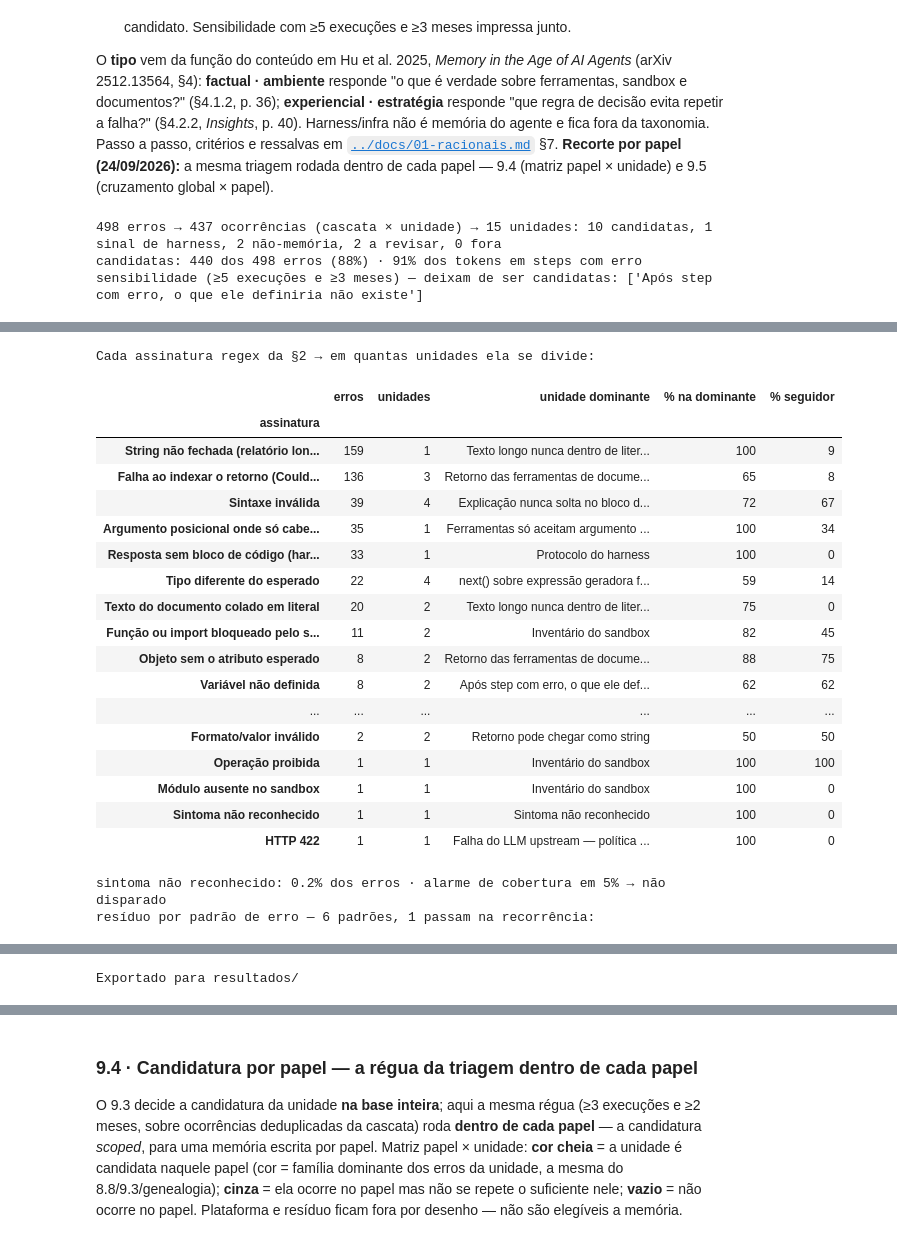
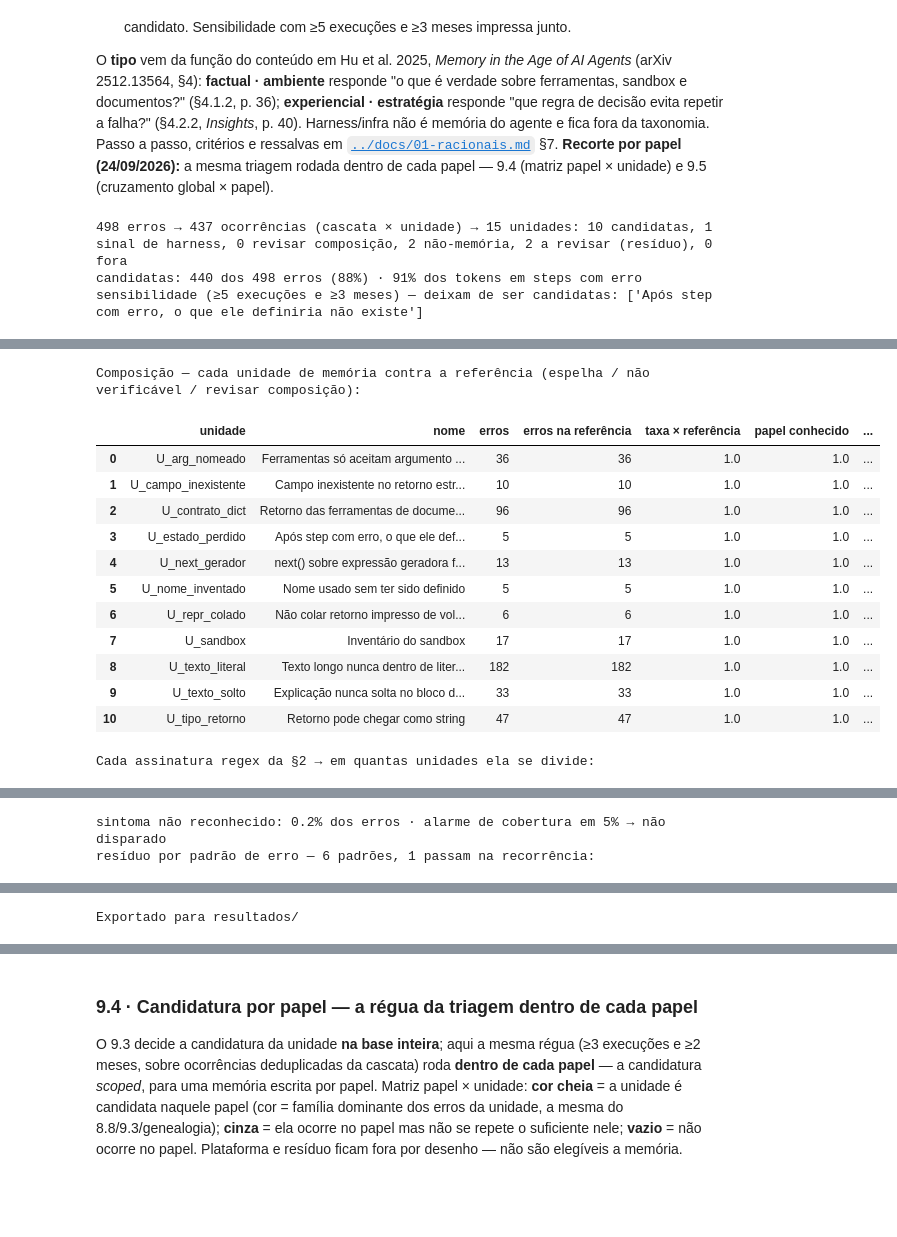
Before and after one commit to rc-ventura/memory_layer_ai_agents, a Jupyter notebook: analysis/2026-09-trace-law-flow/pipeline/analise_trace_esteira_juridica.ipynb, the cells around one changed output, grey strips where cells are left out. Saved outputs shown, nothing was run; the diff lists cells and outputs as text; code cells hidden in the pictures; blank space fills up the shorter version.

```diff
--- a/analysis/2026-09-trace-law-flow/pipeline/analise_trace_esteira_juridica.ipynb
+++ b/analysis/2026-09-trace-law-flow/pipeline/analise_trace_esteira_juridica.ipynb
@@ -1338,7 +1338,12 @@ Do **sintoma** (a `assinatura` regex da §2) à **unidade de memória** (um cont
 O **tipo** vem da função do conteúdo em Hu et al. 2025, *Memory in the Age of AI Agents* (arXiv 2512.13564, §4): **factual · ambiente** responde "o que é verdade sobre ferramentas, sandbox e documentos?" (§4.1.2, p. 36); **experiencial · estratégia** responde "que regra de decisão evita repetir a falha?" (§4.2.2, *Insights*, p. 40). Harness/infra não é memória do agente e fica fora da taxonomia. Passo a passo, critérios e ressalvas em [`../docs/01-racionais.md`](../docs/01-racionais.md) §7. **Recorte por papel (24/09/2026):** a mesma triagem rodada dentro de cada papel — 9.4 (matriz papel × unidade) e 9.5 (cruzamento global × papel).
 # %%
 # 9.2 · Triagem, tabelas e exportação
-T = triagem(EU)
+# composição (Ajuste 6): cada unidade de memória comparada com a base em que foi validada (referencia/composicao_base1.csv);
+# a que não espelha vai para "revisar composição". Na base 1, comparada consigo mesma, nenhuma cai lá.
+REF = carregar_referencia_composicao()
+assert REF is not None, "falta referencia/composicao_base1.csv — copie-a junto com o base_pipeline.py"
+COMP = comparar_composicao(EU, len(steps), REF)
+T = triagem(EU, n_steps=len(steps), referencia=REF)
 TS = triagem(EU, 5, 3)
 ASS = pd.crosstab(EU["assinatura"], EU["unidade"])
 DOM = pd.DataFrame({"erros": ASS.sum(axis=1), "unidades": (ASS > 0).sum(axis=1),
@@ -1351,12 +1356,14 @@ cand = T[T["decisão"] == "candidato"]
 limitrofes = sorted(set(cand["nome"]) - set(TS.loc[TS["decisão"] == "candidato", "nome"]))
 print(f"{len(EU)} erros → {EU['ocorrencia'].nunique()} ocorrências (cascata × unidade) → {len(T)} unidades: "
       f"{len(cand)} candidatas, {(T['decisão'] == SINAL_HARNESS).sum()} sinal de harness, "
-      f"{(T['decisão'] == 'não-memória').sum()} não-memória, "
-      f"{T['decisão'].str.startswith('revisar').sum()} a revisar, {T['decisão'].str.startswith('fora').sum()} fora")
+      f"{(T['decisão'] == REVISAR_COMPOSICAO).sum()} revisar composição, {(T['decisão'] == 'não-memória').sum()} não-memória, "
+      f"{T['decisão'].isin([REVISAR_PRIORIDADE, REVISAR_BAIXA]).sum()} a revisar (resíduo), {T['decisão'].str.startswith('fora').sum()} fora")
 print(f"candidatas: {cand['erros'].sum()} dos {len(EU)} erros ({cand['erros'].sum() / len(EU):.0%}) · "
       f"{cand['tokens'].sum() / EU['tok_tot'].sum():.0%} dos tokens em steps com erro")
 print(f"sensibilidade (≥5 execuções e ≥3 meses) — deixam de ser candidatas: {limitrofes or 'nenhuma'}")
 display(T.drop(columns=["unidade", "assinaturas de origem", "conteúdo proposto"]))
+print("Composição — cada unidade de memória contra a referência (espelha / não verificável / revisar composição):")
+display(COMP)
 print("Cada assinatura regex da §2 → em quantas unidades ela se divide:")
 display(DOM)
 RP = residuo_por_padrao(EU)
@@ -1369,6 +1376,7 @@ display(RP)
 import os
 os.makedirs("resultados", exist_ok=True)
 T.to_csv("resultados/candidatos_memoria.csv", index=False)
+COMP.to_csv("resultados/composicao.csv", index=False)
 DOM.to_csv("resultados/triagem_assinaturas.csv")
 RP.to_csv("resultados/residuo_padroes.csv", index=False)
 payoff.to_csv("resultados/payoff_assinaturas.csv")
@@ -1381,6 +1389,6 @@ execs.to_csv("resultados/execucoes.csv", index=False)
    .to_csv("resultados/erros_mecanismo.csv", index=False))
 print("Exportado para resultados/")
 # %% [output]
-498 erros → 437 ocorrências (cascata × unidade) → 15 unidades: 10 candidatas, 1 sinal de harness, 2 não-memória, 2 a revisar, 0 fora
+498 erros → 437 ocorrências (cascata × unidade) → 15 unidades: 10 candidatas, 1 sinal de harness, 0 revisar composição, 2 não-memória, 2 a revisar (resíduo), 0 fora
 candidatas: 440 dos 498 erros (88%) · 91% dos tokens em steps com erro
 sensibilidade (≥5 execuções e ≥3 meses) — deixam de ser candidatas: ['Após step com erro, o que ele definiria não existe']
@@ -1403,21 +1411,14 @@ sensibilidade (≥5 execuções e ≥3 meses) — deixam de ser candidatas: ['Ap
-Cada assinatura regex da §2 → em quantas unidades ela se divide:
+Composição — cada unidade de memória contra a referência (espelha / não verificável / revisar composição):
-|  | erros | unidades | unidade dominante | % na dominante | % seguidor |
-| assinatura |  |  |  |  |  |
-| String não fechada (relatório lon... | 159 | 1 | Texto longo nunca dentro de liter... | 100 | 9 |
-| Falha ao indexar o retorno (Could... | 136 | 3 | Retorno das ferramentas de docume... | 65 | 8 |
-| Sintaxe inválida | 39 | 4 | Explicação nunca solta no bloco d... | 72 | 67 |
-| Argumento posicional onde só cabe... | 35 | 1 | Ferramentas só aceitam argumento ... | 100 | 34 |
-| Resposta sem bloco de código (har... | 33 | 1 | Protocolo do harness | 100 | 0 |
-| Tipo diferente do esperado | 22 | 4 | next() sobre expressão geradora f... | 59 | 14 |
-| Texto do documento colado em literal | 20 | 2 | Texto longo nunca dentro de liter... | 75 | 0 |
-| Função ou import bloqueado pelo s... | 11 | 2 | Inventário do sandbox | 82 | 45 |
-| Objeto sem o atributo esperado | 8 | 2 | Retorno das ferramentas de docume... | 88 | 75 |
-| Variável não definida | 8 | 2 | Após step com erro, o que ele def... | 62 | 62 |
-| ... | ... | ... | ... | ... | ... |
-| Formato/valor inválido | 2 | 2 | Retorno pode chegar como string | 50 | 50 |
-| Operação proibida | 1 | 1 | Inventário do sandbox | 100 | 100 |
-| Módulo ausente no sandbox | 1 | 1 | Inventário do sandbox | 100 | 0 |
-| Sintoma não reconhecido | 1 | 1 | Sintoma não reconhecido | 100 | 0 |
-| HTTP 422 | 1 | 1 | Falha do LLM upstream — política ... | 100 | 0 |
+|  | unidade | nome | erros | erros na referência | taxa × referência | papel conhecido | ... |
+| 0 | U_arg_nomeado | Ferramentas só aceitam argumento ... | 36 | 36 | 1.0 | 1.0 | ... |
+| 1 | U_campo_inexistente | Campo inexistente no retorno estr... | 10 | 10 | 1.0 | 1.0 | ... |
+| 2 | U_contrato_dict | Retorno das ferramentas de docume... | 96 | 96 | 1.0 | 1.0 | ... |
+| 3 | U_estado_perdido | Após step com erro, o que ele def... | 5 | 5 | 1.0 | 1.0 | ... |
+| 4 | U_next_gerador | next() sobre expressão geradora f... | 13 | 13 | 1.0 | 1.0 | ... |
+| 5 | U_nome_inventado | Nome usado sem ter sido definido | 5 | 5 | 1.0 | 1.0 | ... |
+| 6 | U_repr_colado | Não colar retorno impresso de vol... | 6 | 6 | 1.0 | 1.0 | ... |
+| 7 | U_sandbox | Inventário do sandbox | 17 | 17 | 1.0 | 1.0 | ... |
+| 8 | U_texto_literal | Texto longo nunca dentro de liter... | 182 | 182 | 1.0 | 1.0 | ... |
+| 9 | U_texto_solto | Explicação nunca solta no bloco d... | 33 | 33 | 1.0 | 1.0 | ... |
+| 10 | U_tipo_retorno | Retorno pode chegar como string | 47 | 47 | 1.0 | 1.0 | ... |
-sintoma não reconhecido: 0.2% dos erros · alarme de cobertura em 5% → não disparado
-resíduo por padrão de erro — 6 padrões, 1 passam na recorrência:
+Cada assinatura regex da §2 → em quantas unidades ela se divide:
@@ -1431 +1443,2 @@ resíduo por padrão de erro — 6 padrões, 1 passam na recorrência:
-Exportado para resultados/
+sintoma não reconhecido: 0.2% dos erros · alarme de cobertura em 5% → não disparado
+resíduo por padrão de erro — 6 padrões, 1 passam na recorrência:
@@ -1432,3 +1452,4 @@ Exportado para resultados/
+Exportado para resultados/
 # %%
 # 9.3 · Gráfico — uma barra por unidade, agrupada pela decisão da triagem (as seções). Cor = a língua comum dos erros
 # (COR_ERRO): a família dominante dos erros da unidade, a mesma do 8.8 e da genealogia. O tipo da memória (Hu et al.
```
Also changed, not shown: parts of 4 cells of this notebook, 10 other files.
